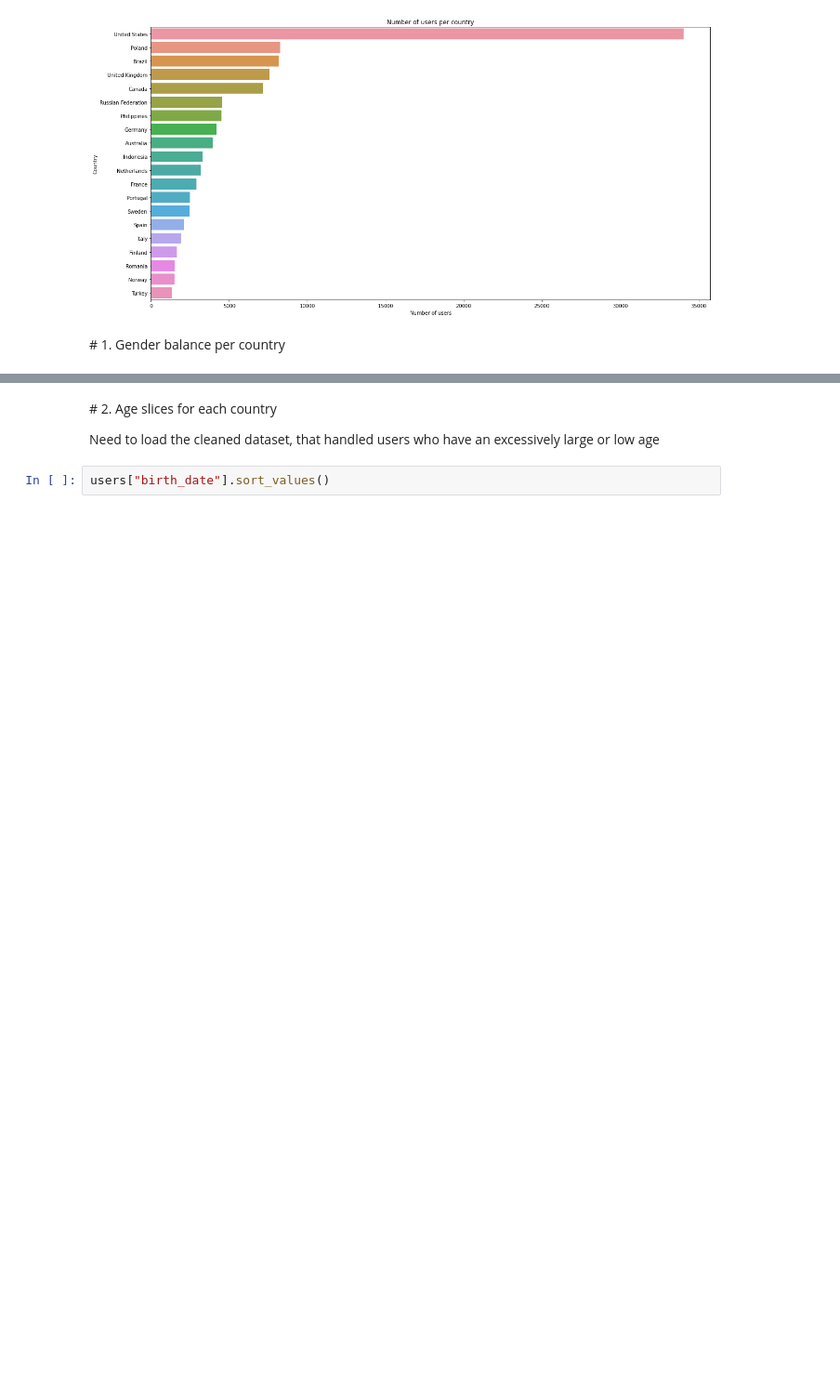
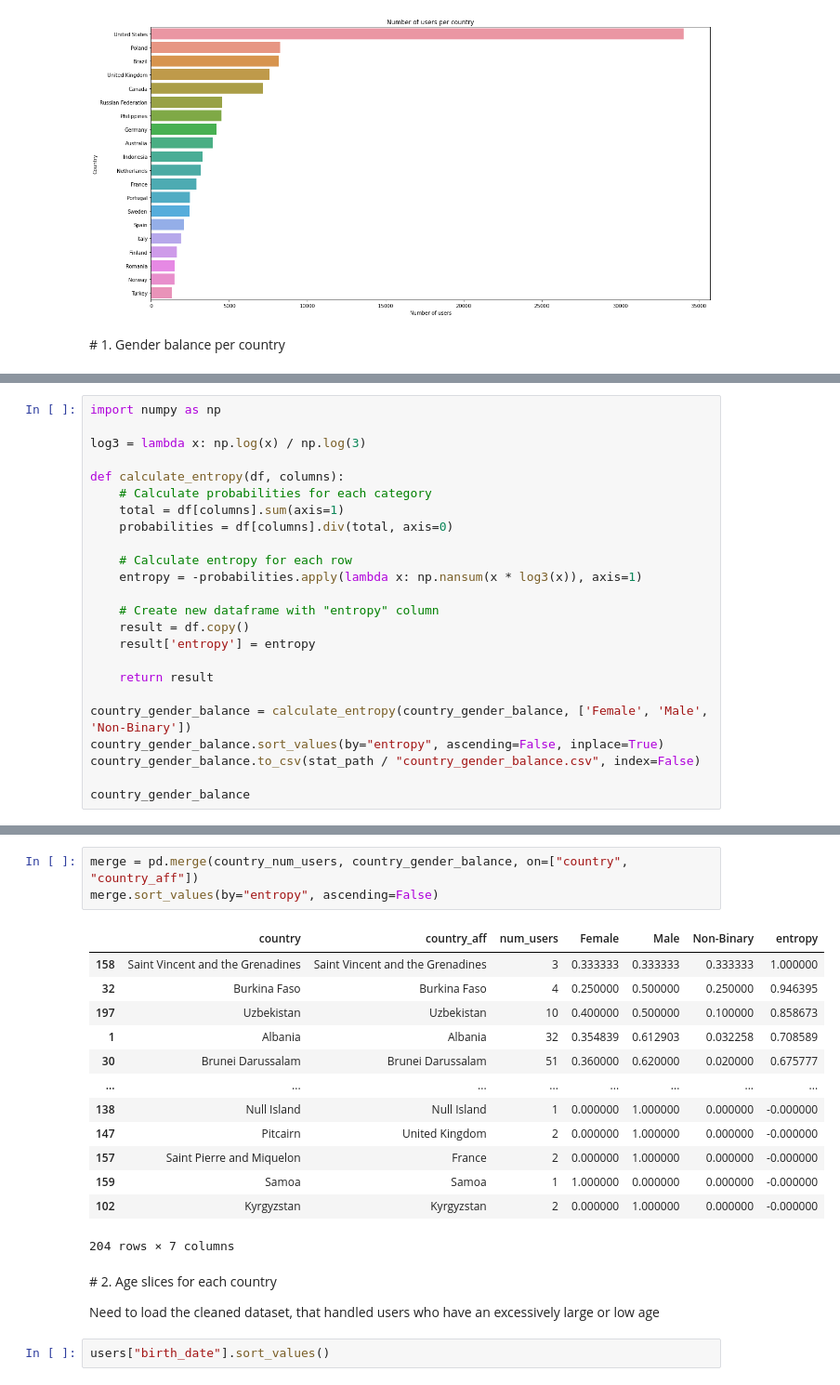
Before and after one commit to com-480-data-visualization/project-2023-vizmoica, a Jupyter notebook: preprocessing/eda_country_stats_1.ipynb, the cells around one changed output, grey strips where cells are left out. Shown at 93% size. Cells and saved outputs as stored; diff of their text form; blank space fills up the shorter version.

```diff
--- a/preprocessing/eda_country_stats_1.ipynb
+++ b/preprocessing/eda_country_stats_1.ipynb
@@ -79,3 +78,27 @@ country_gender_balance
 | 202 | Zambia | Zambia | 0.000000 | 1.000000 | 0.000000 |
 | 203 | Zimbabwe | Zimbabwe | 0.125000 | 0.875000 | 0.000000 |
 204 rows × 5 columns
+# %%
+import numpy as np
+
+log3 = lambda x: np.log(x) / np.log(3)
+
+def calculate_entropy(df, columns):
+    # Calculate probabilities for each category
+    total = df[columns].sum(axis=1)
+    probabilities = df[columns].div(total, axis=0)
+
+    # Calculate entropy for each row
+    entropy = -probabilities.apply(lambda x: np.nansum(x * log3(x)), axis=1)
+
+    # Create new dataframe with "entropy" column
+    result = df.copy()
+    result['entropy'] = entropy
+
+    return result
+
+country_gender_balance = calculate_entropy(country_gender_balance, ['Female', 'Male', 'Non-Binary'])
+country_gender_balance.sort_values(by="entropy", ascending=False, inplace=True)
+country_gender_balance.to_csv(stat_path / "country_gender_balance.csv", index=False)
+
+country_gender_balance
@@ -82,3 +119,20 @@ country_gender_balance
+# %%
+merge = pd.merge(country_num_users, country_gender_balance, on=["country", "country_aff"])
+merge.sort_values(by="entropy", ascending=False)
+# %% [output]
+|  | country | country_aff | num_users | Female | Male | Non-Binary | entropy |
+| 158 | Saint Vincent and the Grenadines | Saint Vincent and the Grenadines | 3 | 0.333333 | 0.333333 | 0.333333 | 1.000000 |
+| 32 | Burkina Faso | Burkina Faso | 4 | 0.250000 | 0.500000 | 0.250000 | 0.946395 |
+| 197 | Uzbekistan | Uzbekistan | 10 | 0.400000 | 0.500000 | 0.100000 | 0.858673 |
+| 1 | Albania | Albania | 32 | 0.354839 | 0.612903 | 0.032258 | 0.708589 |
+| 30 | Brunei Darussalam | Brunei Darussalam | 51 | 0.360000 | 0.620000 | 0.020000 | 0.675777 |
+| ... | ... | ... | ... | ... | ... | ... | ... |
+| 138 | Null Island | Null Island | 1 | 0.000000 | 1.000000 | 0.000000 | -0.000000 |
+| 147 | Pitcairn | United Kingdom | 2 | 0.000000 | 1.000000 | 0.000000 | -0.000000 |
+| 157 | Saint Pierre and Miquelon | France | 2 | 0.000000 | 1.000000 | 0.000000 | -0.000000 |
+| 159 | Samoa | Samoa | 1 | 1.000000 | 0.000000 | 0.000000 | -0.000000 |
+| 102 | Kyrgyzstan | Kyrgyzstan | 2 | 0.000000 | 1.000000 | 0.000000 | -0.000000 |
+204 rows × 7 columns
 # %% [markdown]
 # 2. Age slices for each country
 
```
Also changed, not shown: parts of 2 cells of this notebook, 4 other files.
